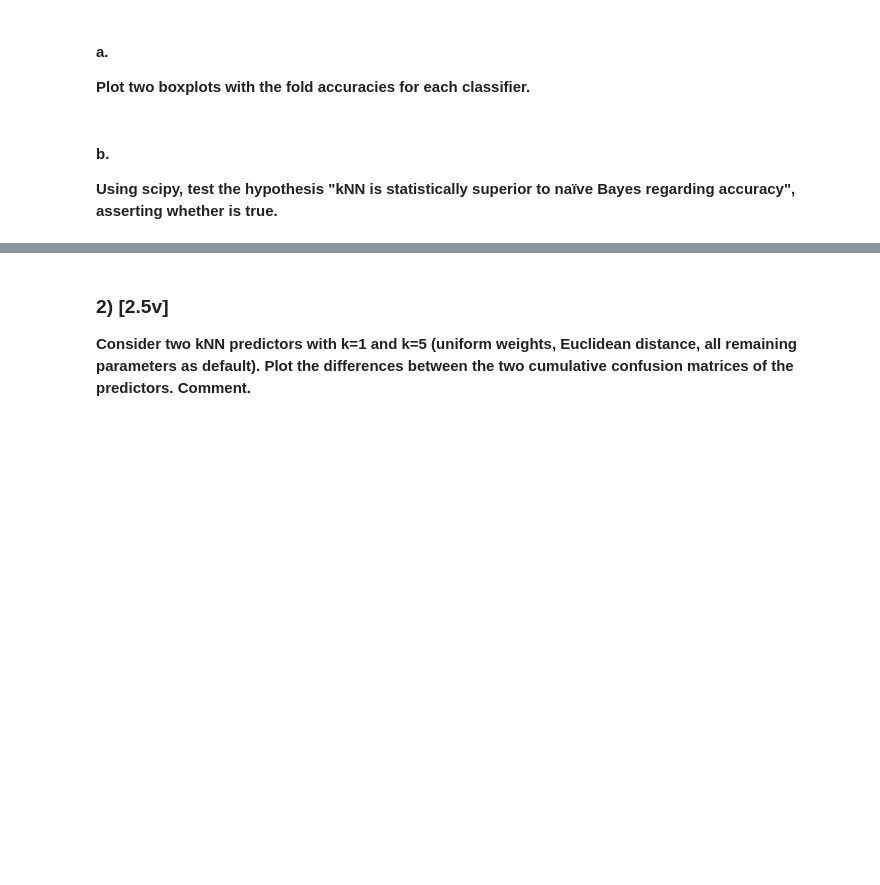
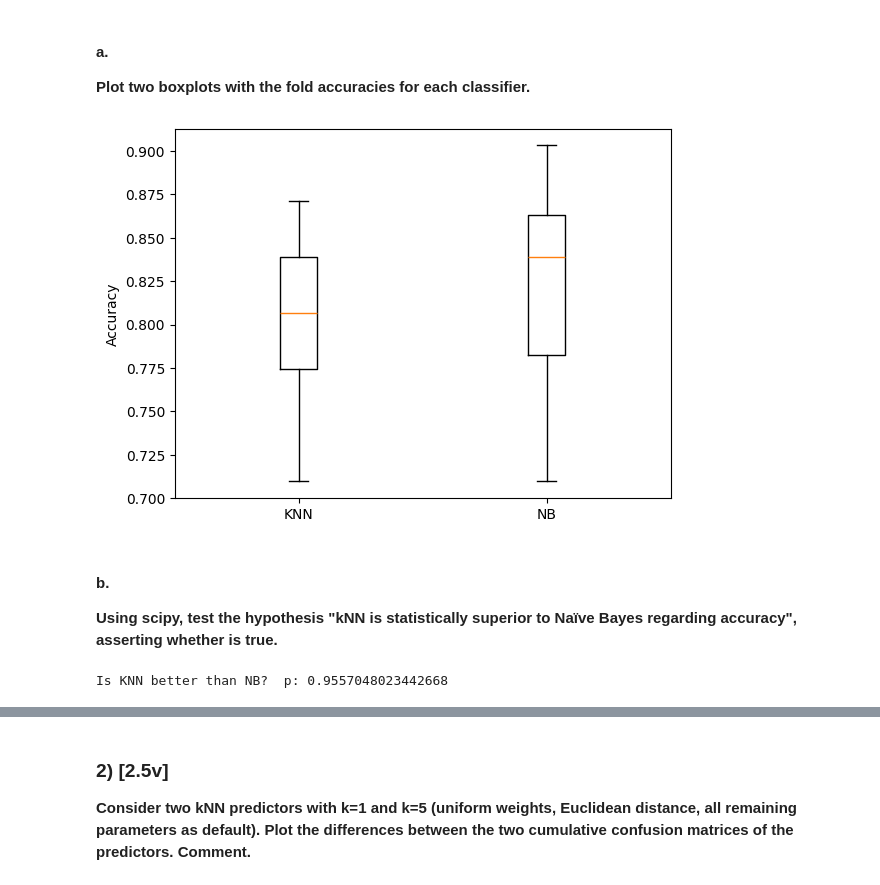
Before and after one commit to ARibeiro3110/homeworksApre, a Jupyter notebook: homework2/G015.ipynb, the cells around one changed output, grey strips where cells are left out. Drawn from its saved outputs; the diff is of its cells as text; code cells hidden in the pictures; blank space fills up the shorter version.

```diff
--- a/homework2/G015.ipynb
+++ b/homework2/G015.ipynb
@@ -167,15 +252,69 @@ df["class"] = df["class"].str.decode("utf-8")
 # Data Preprocessing
 X = df.drop("class", axis=1)
 y = df["class"]
+# %%
+# Apply 10-fold stratified cross validation with shuffle
+from sklearn.model_selection import StratifiedKFold
+
+skf = StratifiedKFold(n_splits=10, shuffle=True, random_state=0)
 # %% [markdown]
 ### 1) [3v]
 
 **Compare the performance of kNN with k=5 and naïve Bayes with Gaussian assumption (consider all remaining parameters for each classifier as sklearn’s default):**
+# %%
+from sklearn.neighbors import KNeighborsClassifier
+from sklearn.naive_bayes import GaussianNB
+from sklearn.preprocessing import StandardScaler
+
+predictor_knn = KNeighborsClassifier(n_neighbors=5)
+predictor_nb = GaussianNB()
+
+knn_predictions = []
+nb_predictions = []
+
+knn_accuracy = []
+nb_accuracy = []
+
+for train_i, test_i in skf.split(X, y):
+    X_train = X.iloc[train_i]
+    X_test = X.iloc[test_i]
+    y_train = y.iloc[train_i]
+    y_test = y.iloc[test_i]
+
+    # Data Normalization
+    scaler = StandardScaler()
+    X_train = scaler.fit_transform(X_train)
+    X_test = scaler.transform(X_test)
+
+    # Model Fitting
+    predictor_knn.fit(X_train, y_train)
+    predictor_nb.fit(X_train, y_train)
+
+    knn_predictions.append(predictor_knn.predict(X_test))
+    nb_predictions.append(predictor_nb.predict(X_test))
+
+    knn_accuracy.append(predictor_knn.score(X_test, y_test))
+    nb_accuracy.append(predictor_nb.score(X_test, y_test))
 # %% [markdown]
 #### a.
 
 **Plot two boxplots with the fold accuracies for each classifier.**
+# %%
+plt.boxplot([knn_accuracy, nb_accuracy])
+plt.xticks([1, 2], ["KNN", "NB"])
+plt.ylabel("Accuracy")
+plt.show()
+# %% [output]
+[figure, added]
 # %% [markdown]
 #### b.
 
-**Using scipy, test the hypothesis "kNN is statistically superior to naïve Bayes regarding accuracy", asserting whether is true.**
+**Using scipy, test the hypothesis "kNN is statistically superior to Naïve Bayes regarding accuracy", asserting whether is true.**
+# %%
+from scipy.stats import ttest_rel
+
+# Is KNN better than NB?
+res = ttest_rel(knn_accuracy, nb_accuracy, alternative="greater")
+print ("Is KNN better than NB?\tp:", res.pvalue)
+# %% [output]
+Is KNN better than NB?  p: 0.9557048023442668
```
Also changed, not shown: parts of 10 cells of this notebook, 1 other file.
